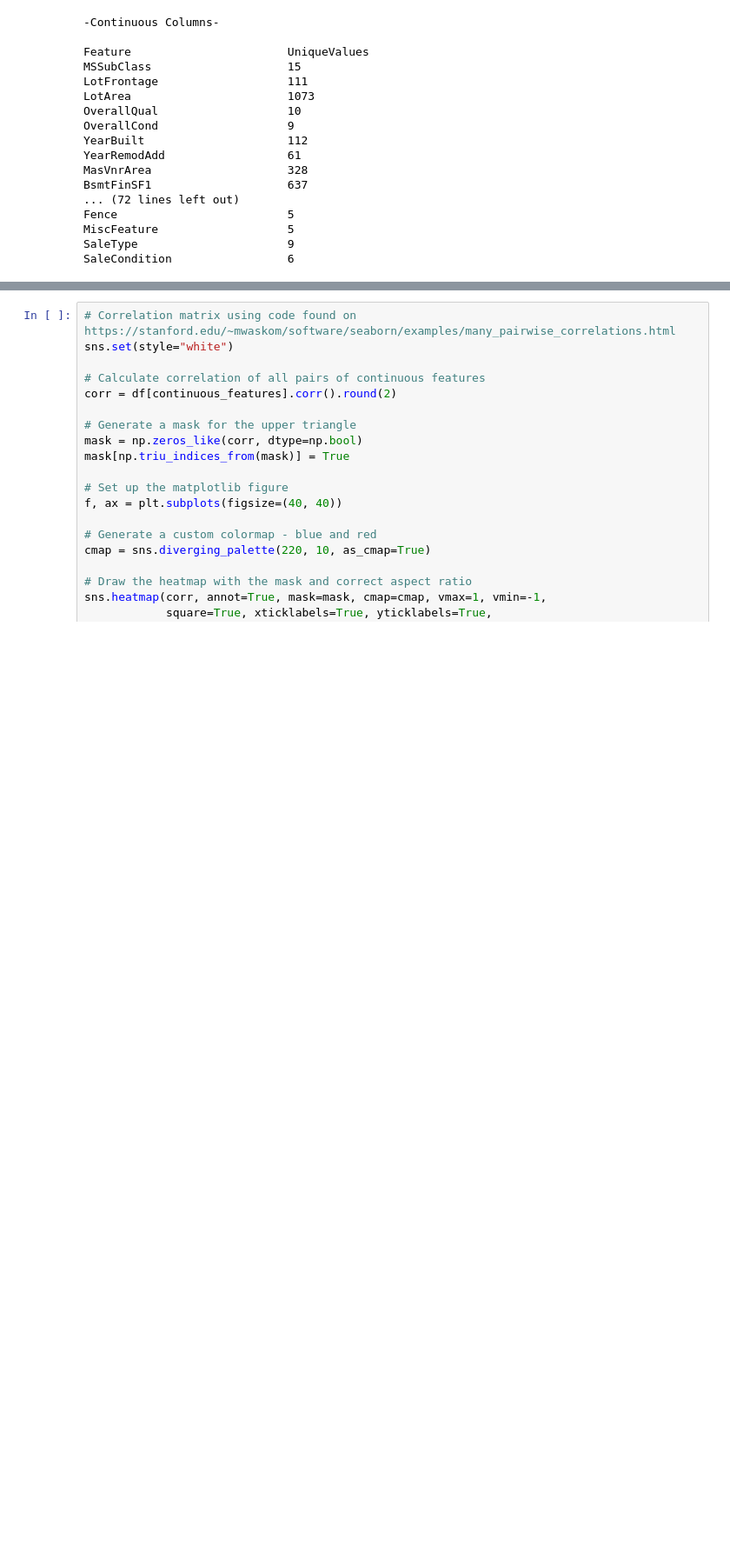
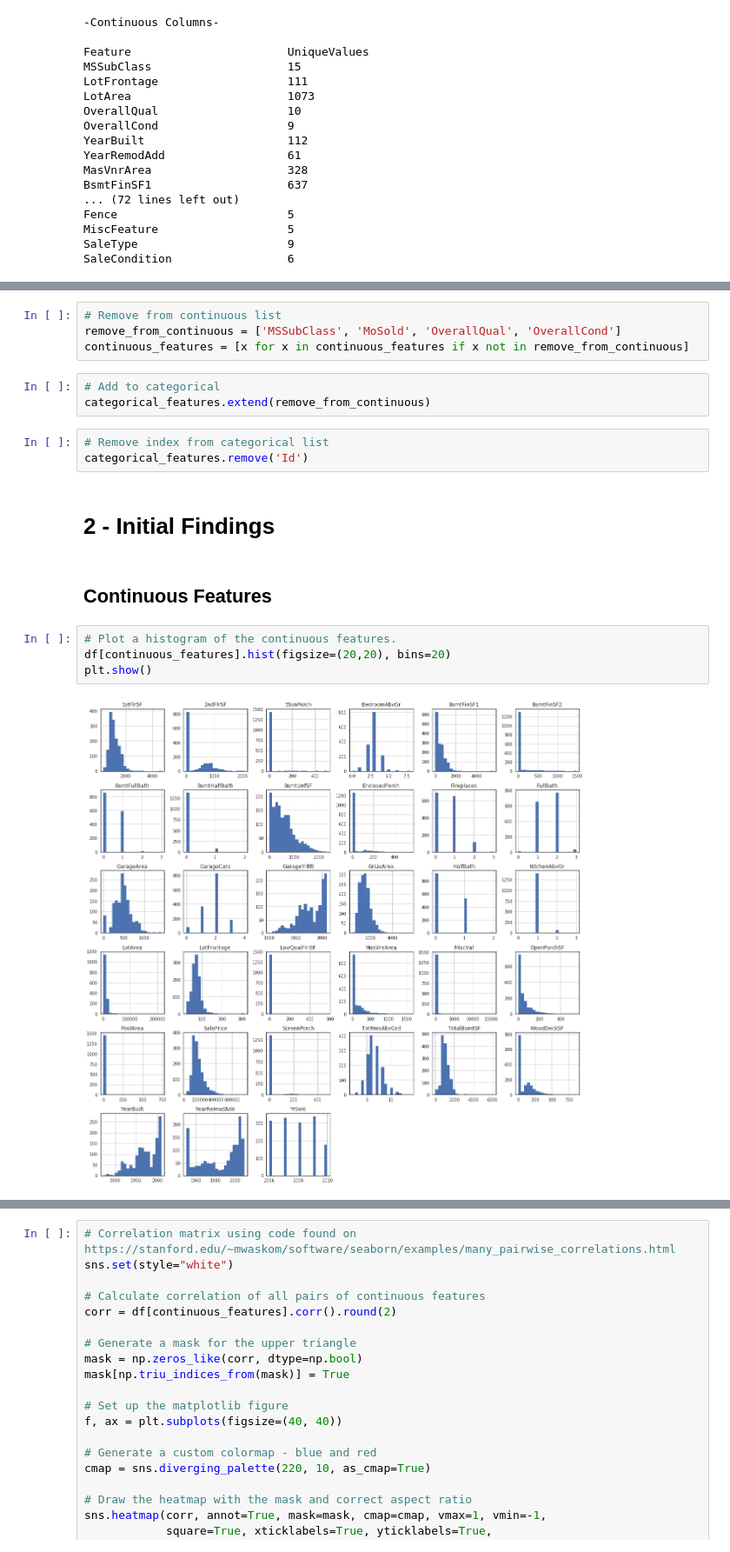
Before and after one commit to IsaacDempsey/HousingPrices, a Jupyter notebook: HousingPrices.ipynb, the cells around one changed output, grey strips where cells are left out. Shown at 87% size. Drawn from its saved outputs; the diff is of its cells as text; blank space fills up the shorter version.

Commit message:
Initial Findings Complete

```diff
--- a/HousingPrices.ipynb
+++ b/HousingPrices.ipynb
@@ -111,0 +170,20 @@ SaleCondition                 6
+# %%
+# Remove from continuous list
+remove_from_continuous = ['MSSubClass', 'MoSold', 'OverallQual', 'OverallCond']
+continuous_features = [x for x in continuous_features if x not in remove_from_continuous]
+# %%
+# Add to categorical
+categorical_features.extend(remove_from_continuous)
+# %%
+# Remove index from categorical list
+categorical_features.remove('Id')
+# %% [markdown]
+# 2 - Initial Findings
+# %% [markdown]
+## Continuous Features
+# %%
+# Plot a histogram of the continuous features.
+df[continuous_features].hist(figsize=(20,20), bins=20)
+plt.show()
+# %% [output]
+[figure, added]
```
Also changed, not shown: parts of 27 cells of this notebook.
